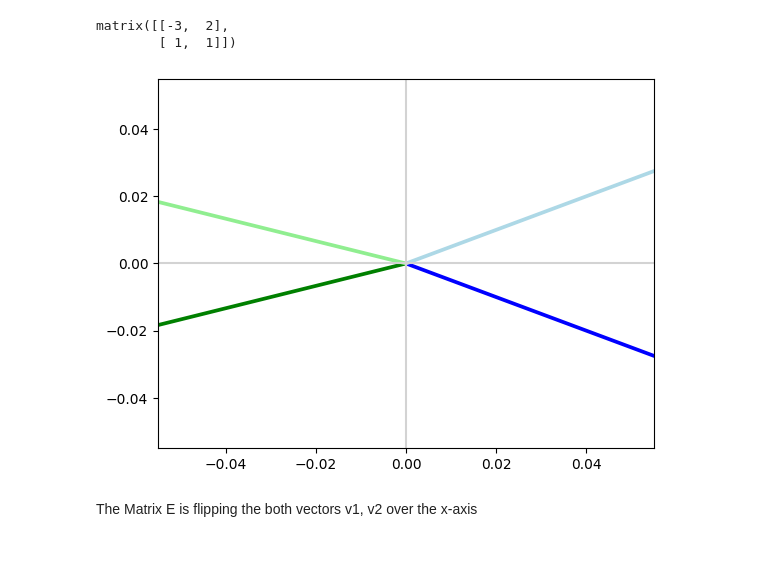
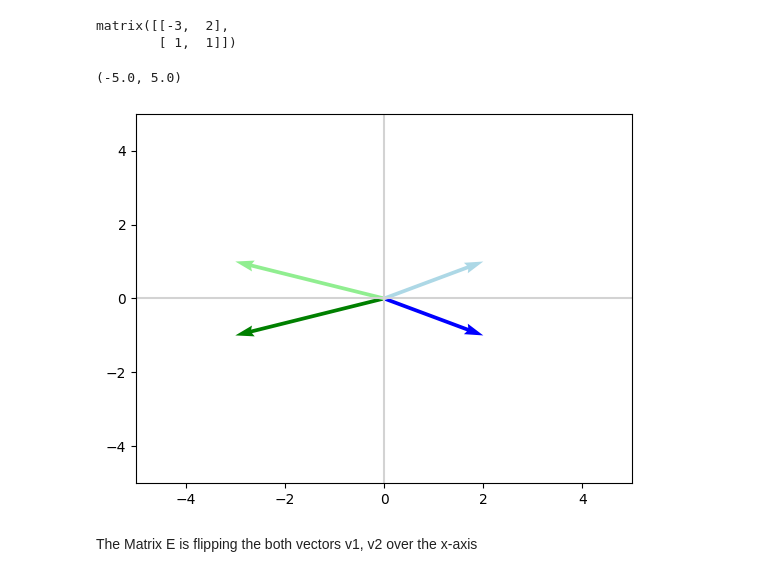
Before and after one commit to SriHarshith1/Maths-For-ML, a Jupyter notebook: Linear Algebra.ipynb, the cells around one changed output. Cells and saved outputs as stored; diff of their text form; code cells hidden in the pictures.

```diff
--- a/Linear Algebra.ipynb
+++ b/Linear Algebra.ipynb
@@ -1094,11 +1094,14 @@ matrix([[-3,  2],
 # %%
 EV = np.dot(E, V)
 V1 = np.array(EV[:, :1 ]).reshape(-1)
 V2 = np.array(EV[:, 1: ]).reshape(-1)
 
 
 plot_vectors([v1, v2, V1,V2], ['green', 'blue', 'lightgreen', 'lightblue'])
+plt.xlim(-5,5)
+plt.ylim(-5,5)
 # %% [output]
+(-5.0, 5.0)
-[figure, old version]
+[figure, new version]
 # %% [markdown]
 The Matrix E is flipping the both vectors v1, v2 over the x-axis
```
